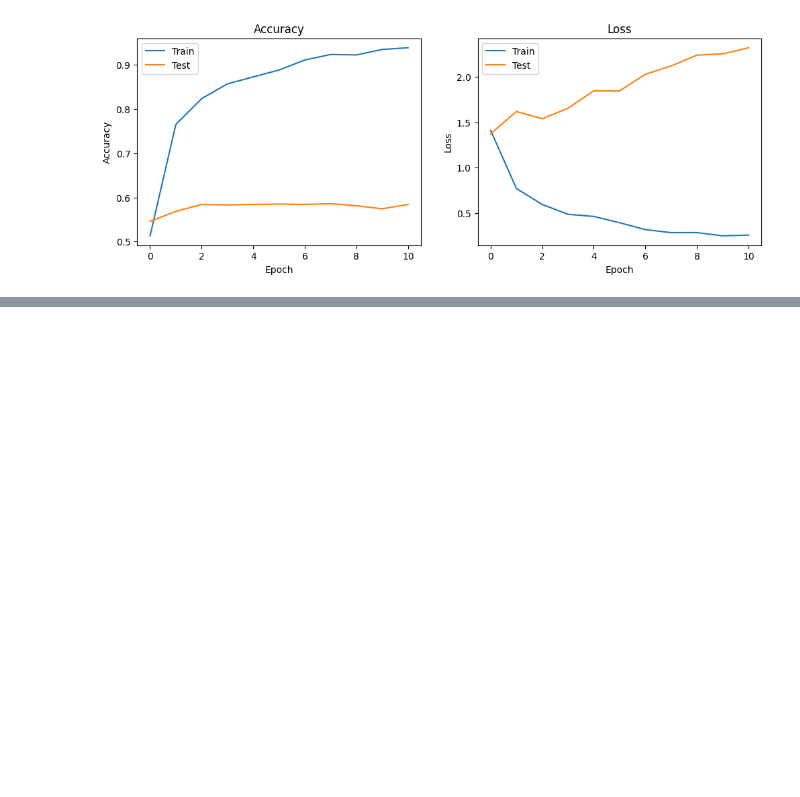
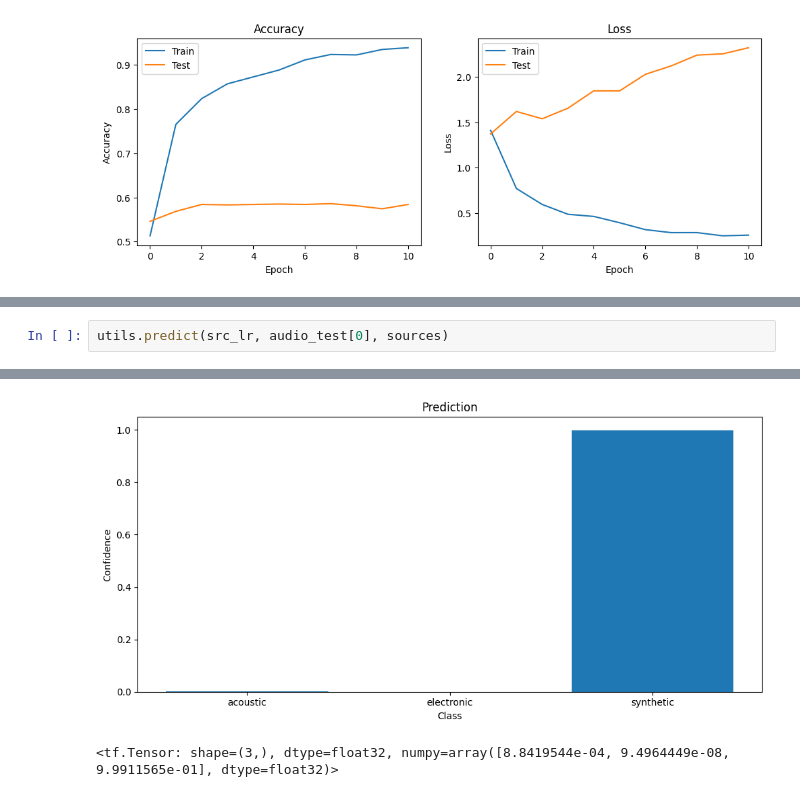
Before and after one commit to bucket420/AudioClassification, a Jupyter notebook: results.ipynb, the cells around one changed output, grey strips where cells are left out. Drawn from its saved outputs; the diff is of its cells as text; blank space fills up the shorter version.

```diff
--- a/results.ipynb
+++ b/results.ipynb
@@ -47,0 +71,3 @@ Predicted class: keyboard
+# %%
+utils.predict(src_lr, audio_test[0], sources)
+# %% [output]
@@ -47,0 +77,2 @@ Predicted class: keyboard
+[figure, added]
+<tf.Tensor: shape=(3,), dtype=float32, numpy=array([8.8419544e-04, 9.4964449e-08, 9.9911565e-01], dtype=float32)>
```
Also changed, not shown: parts of 5 cells of this notebook, 1 other file.
